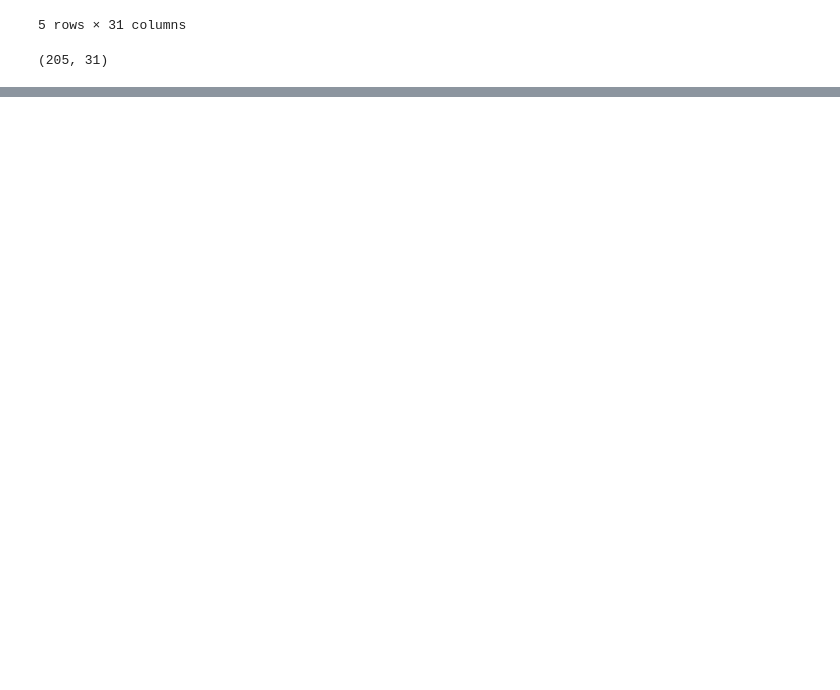
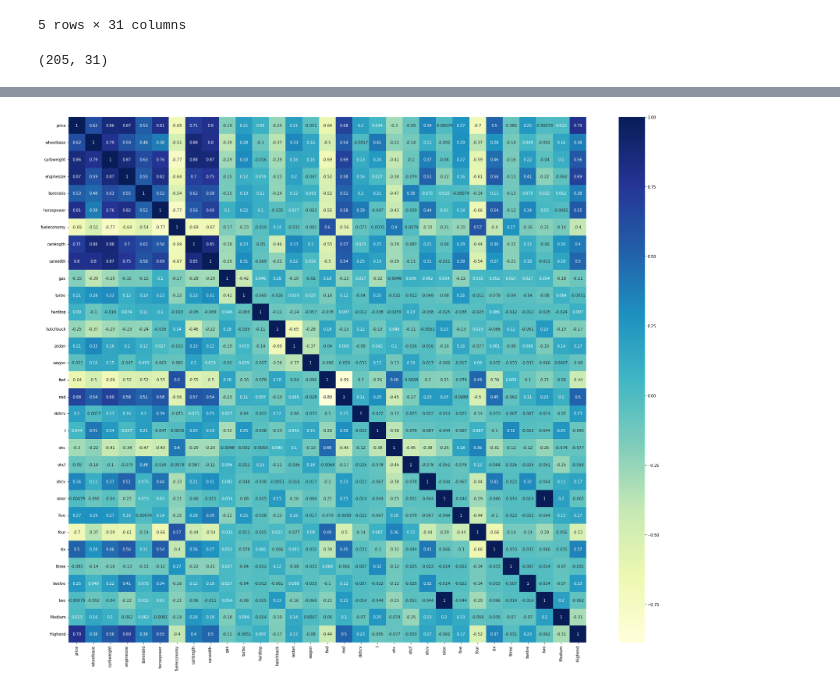
Before and after one commit to Piyush15072002/Car-Price-Prediction, a Jupyter notebook: index.ipynb, the cells around one changed output, grey strips where cells are left out. Saved outputs shown, nothing was run; the diff lists cells and outputs as text; code cells hidden in the pictures; blank space fills up the shorter version.

```diff
--- a/index.ipynb
+++ b/index.ipynb
@@ -323,0 +322,15 @@ cars_lr.shape
+# %%
+#! MODELLING
+
+from sklearn.model_selection import train_test_split
+
+np.random.seed(0)
+df_train, df_test = train_test_split(cars_lr, train_size = 0.7, test_size = 0.3, random_state = 100)
+# %%
+from sklearn.preprocessing import MinMaxScaler
+
+scaler = MinMaxScaler()
+
+num_vars = ['wheelbase', 'curbweight', 'enginesize', 'boreratio', 'horsepower','fueleconomy','carlength','carwidth','price']
+
+df_train[num_vars] = scaler.fit_transform(df_train[num_vars])
@@ -323,0 +360,8 @@ cars_lr.shape
+# %%
+plt.figure(figsize = (30, 25))
+
+sns.heatmap(df_train.corr(), annot = True, cmap="YlGnBu")
+
+plt.show()
+# %% [output]
+[figure, added]
```
Also changed, not shown: parts of 4 cells of this notebook.
